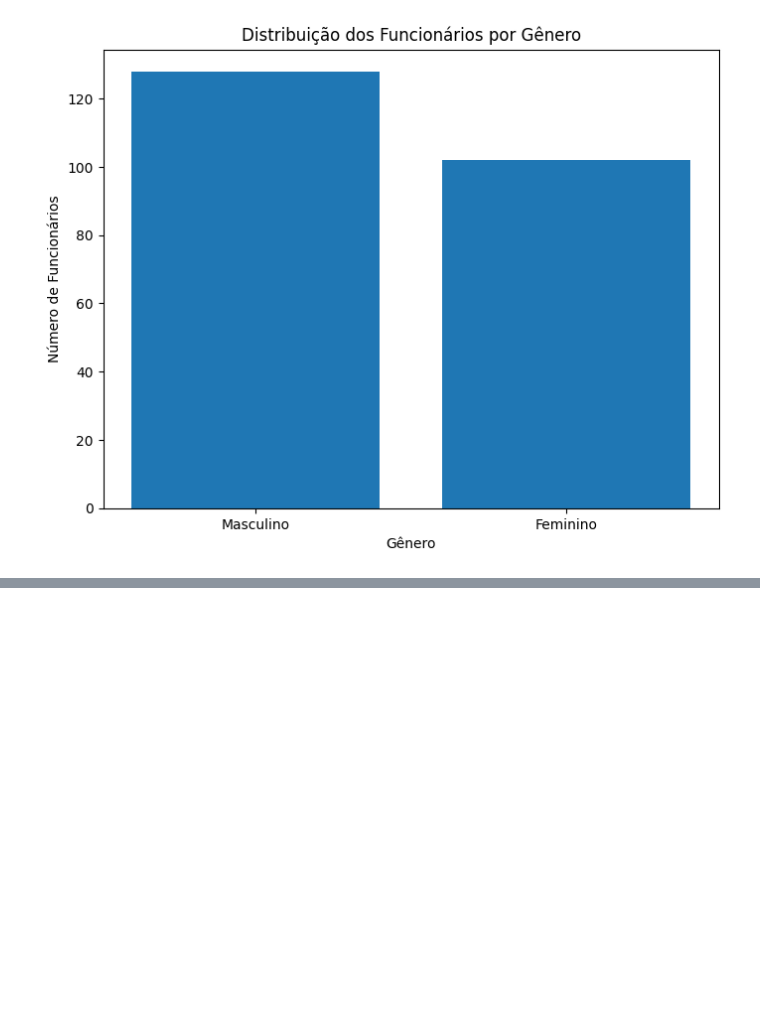
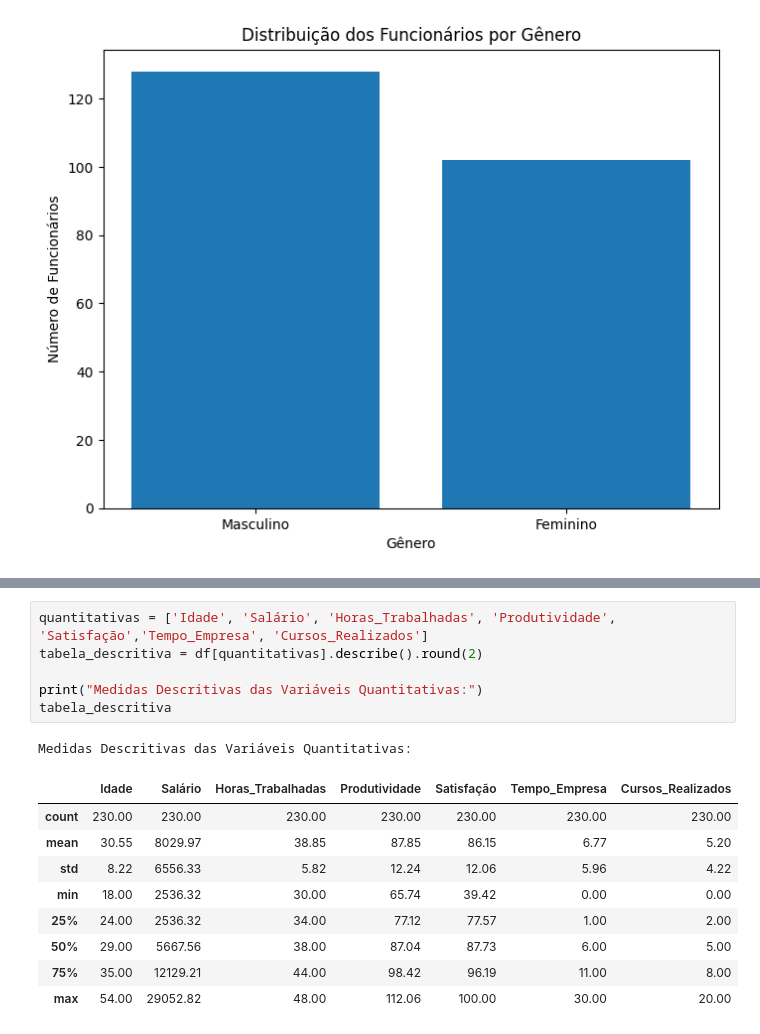
Before and after one commit to pedrocovisi/dados_e_decisoes, a Jupyter notebook: dados_e_decisoes.ipynb, the cells around one changed output, grey strips where cells are left out. Cells and saved outputs as stored; diff of their text form; blank space fills up the shorter version.

```diff
--- a/dados_e_decisoes.ipynb
+++ b/dados_e_decisoes.ipynb
@@ -97,0 +136,17 @@ plt.show()
+# %%
+quantitativas = ['Idade', 'Salário', 'Horas_Trabalhadas', 'Produtividade', 'Satisfação','Tempo_Empresa', 'Cursos_Realizados']
+tabela_descritiva = df[quantitativas].describe().round(2)
+
+print("Medidas Descritivas das Variáveis Quantitativas:")
+tabela_descritiva
+# %% [output]
+Medidas Descritivas das Variáveis Quantitativas:
+|  | Idade | Salário | Horas_Trabalhadas | Produtividade | Satisfação | Tempo_Empresa | Cursos_Realizados |
+| count | 230.00 | 230.00 | 230.00 | 230.00 | 230.00 | 230.00 | 230.00 |
+| mean | 30.55 | 8029.97 | 38.85 | 87.85 | 86.15 | 6.77 | 5.20 |
+| std | 8.22 | 6556.33 | 5.82 | 12.24 | 12.06 | 5.96 | 4.22 |
+| min | 18.00 | 2536.32 | 30.00 | 65.74 | 39.42 | 0.00 | 0.00 |
+| 25% | 24.00 | 2536.32 | 34.00 | 77.12 | 77.57 | 1.00 | 2.00 |
+| 50% | 29.00 | 5667.56 | 38.00 | 87.04 | 87.73 | 6.00 | 5.00 |
+| 75% | 35.00 | 12129.21 | 44.00 | 98.42 | 96.19 | 11.00 | 8.00 |
+| max | 54.00 | 29052.82 | 48.00 | 112.06 | 100.00 | 30.00 | 20.00 |
```
Also changed, not shown: parts of 17 cells of this notebook.
